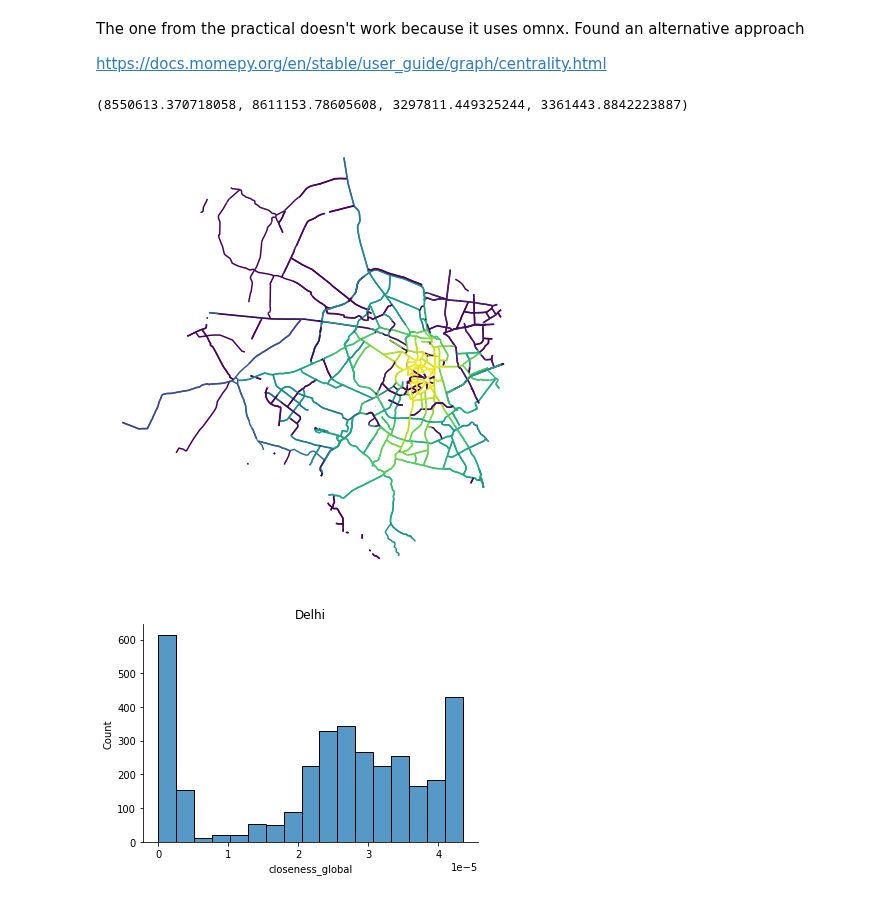
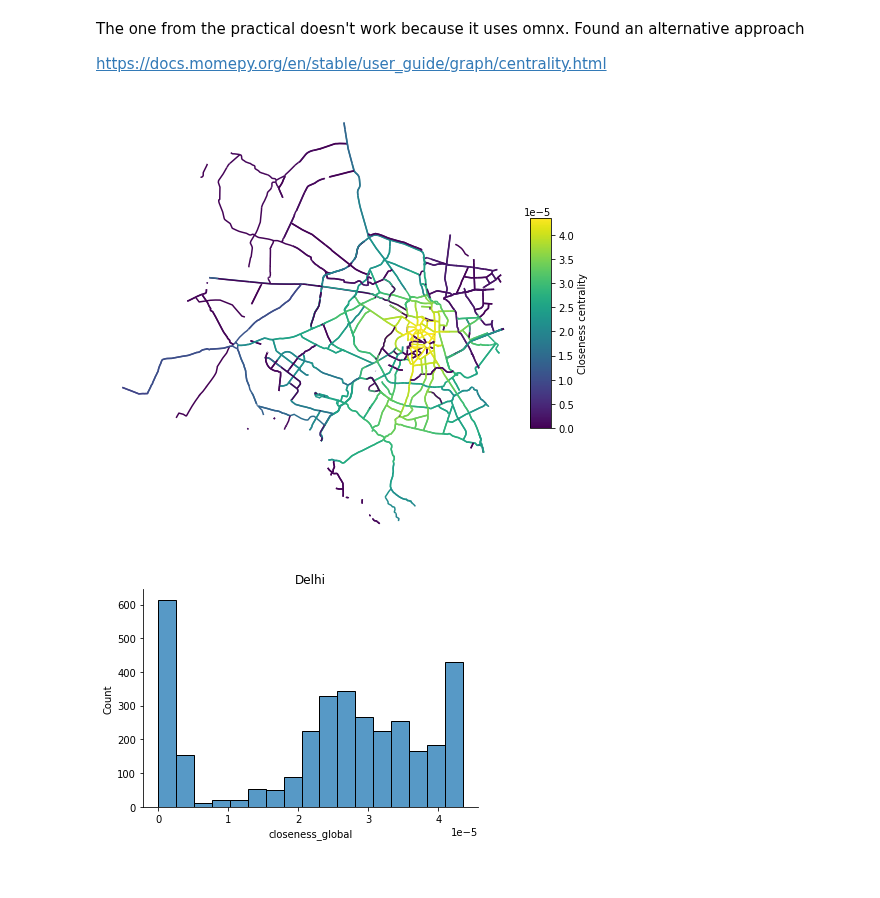
Before and after one commit to akazukin5151/comparative-accessibility, a Jupyter notebook: delhi centrality.ipynb, the cells around one changed output. Drawn from its saved outputs; the diff is of its cells as text; code cells hidden in the pictures.

Commit message:
Add colorbars to centrality maps

```diff
--- a/delhi centrality.ipynb
+++ b/delhi centrality.ipynb
@@ -87,13 +88,15 @@ momepy.mean_nodes(primal, 'closeness_global')
 primal_gdf = momepy.nx_to_gdf(primal, points=False)
 # %%
 _, ax = plt.subplots(figsize=(10, 7))
-primal_gdf.plot('closeness_global', ax=ax)
+divider = make_axes_locatable(ax)
+cax = divider.append_axes("right", size="5%", pad=0.1)
+cax.set_aspect(10)
+primal_gdf.plot('closeness_global', ax=ax, legend=True, cax=cax, legend_kwds={'label': 'Closeness centrality'})
 plt.tight_layout()
-plt.axis('off')
-#plt.savefig('cc_edge.png')
+ax.axis('off')
+plt.savefig('cc_edge.png')
 # %% [output]
-(8550613.370718058, 8611153.78605608, 3297811.449325244, 3361443.8842223887)
-[figure, old version]
+[figure, new version]
 # %%
 sns.histplot(x=primal_gdf.closeness_global)
 sns.despine()
```
Also changed, not shown: parts of 1 cell of this notebook, 3 other files.
